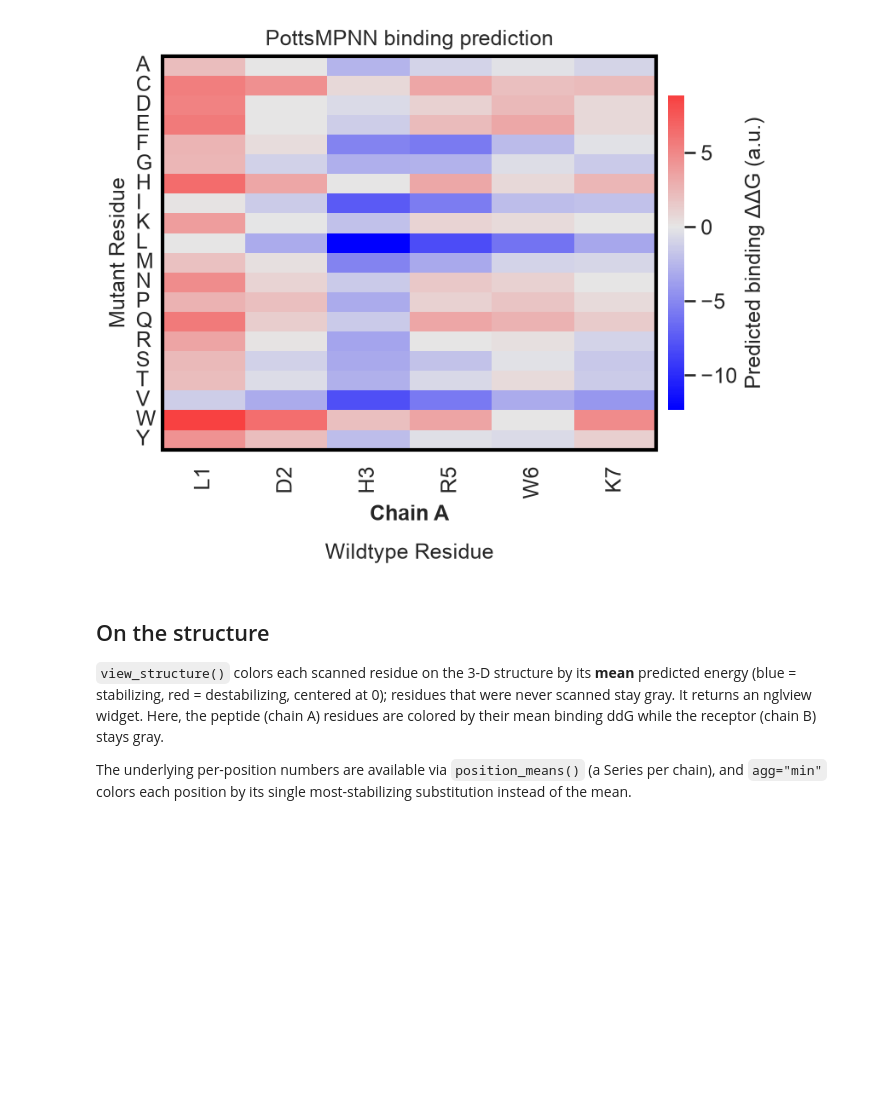
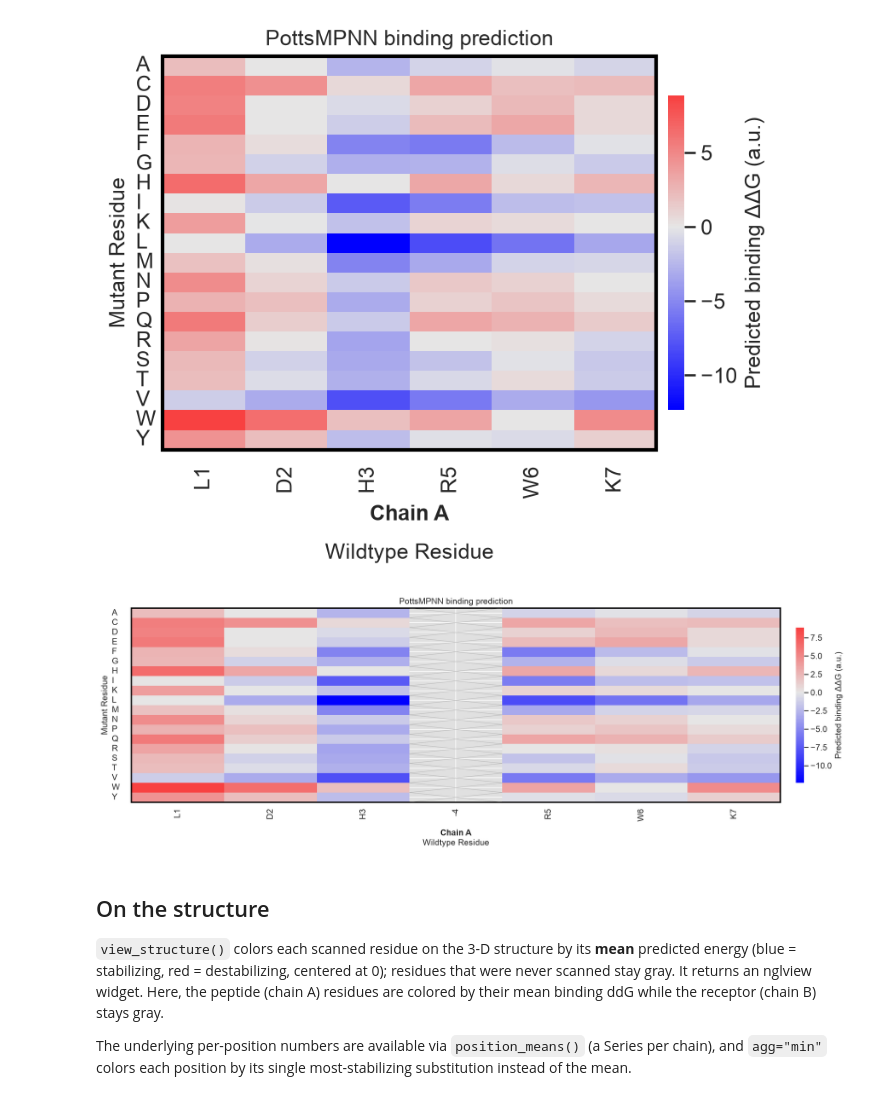
Before and after one commit to jacksonh1/snekwrap, a Jupyter notebook: examples/pottsmpnn/energy_prediction.ipynb, the cells around one changed output. Saved outputs shown, nothing was run; the diff lists cells and outputs as text; code cells hidden in the pictures; blank space fills up the shorter version.

```diff
--- a/examples/pottsmpnn/energy_prediction.ipynb
+++ b/examples/pottsmpnn/energy_prediction.ipynb
@@ -165,6 +165,14 @@ fig
 # %% [output]
 binding ΔΔG predictions: 114
 [figure]
+# %%
+binding_result.plot_heatmap(
+    chain_ranges={"A": [1, 20]},  # zoom to the peptide (chain A) positions
+    title="PottsMPNN binding prediction",
+    clabel=r"Predicted binding $\Delta\Delta$G (a.u.)",
+)
+# %% [output]
+[figure, added]
 # %%
 binding_result.plot_heatmap_interactive(only_mutated_positions=True)
 # %% [markdown]
```
Also changed, not shown: parts of 3 cells of this notebook, 3 other files.
